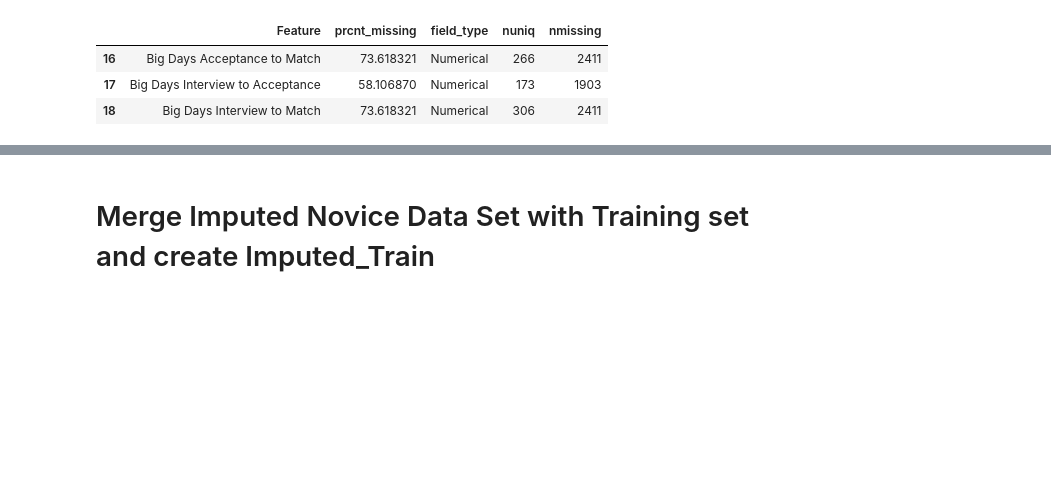
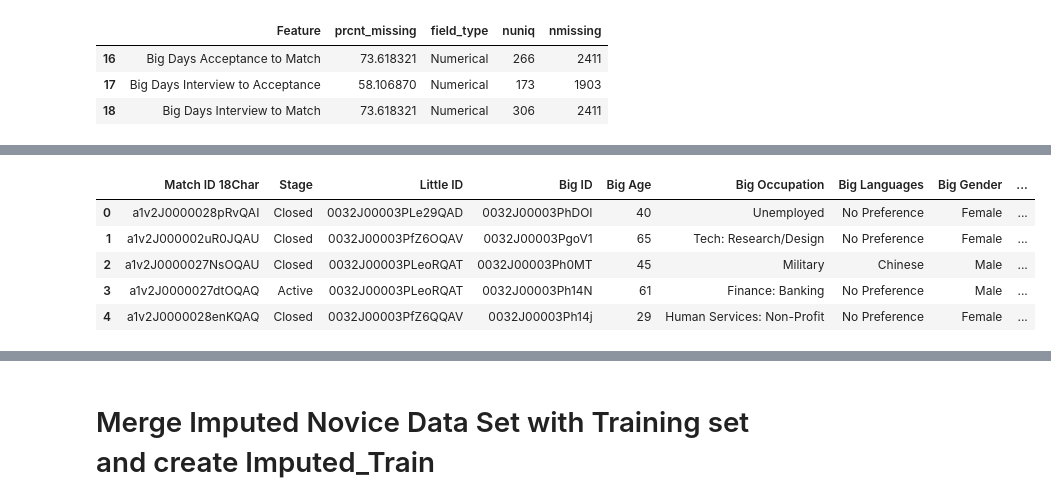
Before and after one commit to hypnos-coder/MinneMUDAC2025PC, a Jupyter notebook: notebook/hajar/data_imputation.ipynb, the cells around one changed output, grey strips where cells are left out. Cells and saved outputs as stored; diff of their text form; code cells hidden in the pictures; blank space fills up the shorter version.

Commit message:
Data Imputed just need to revert types

```diff
--- a/notebook/hajar/data_imputation.ipynb
+++ b/notebook/hajar/data_imputation.ipynb
@@ -467,20 +296,0 @@ df=df.drop(columns=Date_columns)
-# %%
-#NON_MISSING DATE DATA
-
-#NON-MISSINGDATES
-# #Convert every Date into a numerical value which denotes a count from a specific start date
-
-notMissing_Date_columns=['Big Birthdate','Match Activation Date','Little Birthdate']
-
-#1. convert them all to date objects
-df['Big Birthdate'] = pd.to_datetime(df['Big Birthdate'])
-df['Little Birthdate'] = pd.to_datetime(df['Little Birthdate'])
-df['Match Activation Date'] = pd.to_datetime(df['Match Activation Date'])
-
-# Calculate the number of days since the reference date
-df['R Big Birthdate'] = (df['Big Birthdate'] - reference_date).dt.days
-df['R Match Activation Date'] = (df['Match Activation Date'] - reference_date).dt.days
-df['R Match Activation Date'] = (df['Match Activation Date'] - reference_date).dt.days
-#Remove Date Columns from df
-
-df=df.drop(columns=notMissing_Date_columns)
@@ -523,0 +313,75 @@ df.head()
+# %%
+#Non-Missing Columns
+# note: Convert Program to Categorical variable and use date,Categorical,and numerical to impute (remove ID for data imputation)
+
+# Match ID
+# Stage	- Categorical
+# Little ID
+# Big ID
+# Big Age
+# Big Birthdate
+# Program -	Text
+# Program Type -Categorical
+# Match Activation Date	- Date
+# Little Birthdate	- 	Date
+# Match Length	-	Numerical
+
+
+#Missing Columns
+# drop irrelevant text fields
+# 	NOT DROPPED: Big County, Rationale for Match
+#note: clean county prior to imputing missing data
+# fill Rationale for Match missing values with "missing" and remove for data imputation
+df=df.drop(columns=["Big Employer","Closure Details"])
+
+
+#drop interest finder fields
+df=df.drop(columns=["Big Contact: Interest Finder - Entertainment","Big Contact: Interest Finder - Hobbies","Big Contact: Interest Finder - Places To Go",
+                    "Big Contact: Interest Finder - Sports","Little Contact: Interest Finder - Arts","Little Contact: Interest Finder - Career",
+                    "Little Contact: Interest Finder - Entertainment", "Little Contact: Interest Finder - Hobbies", "Little Contact: Interest Finder - Other Interests",
+                    "Little Contact: Interest Finder - Outdoors","Little Contact: Interest Finder - Personality","Little Contact: Interest Finder - Places To Go",
+                    "Little Contact: Interest Finder - Sports","Little Contact: Interest Finder - Three Wishes","Little Other Interests",
+                    ])
+
+#drop irrelevant categorical fields
+# NOT DROPPED:  Big Occupation, Big Gender, Big Contact: Marital Status, Closure Reason
+
+df=df.drop(columns=["Big Level of Education",'Big Enrollment: Record Type',"Big Car Access", "Big Open to Cross-Gender Match", "Big Re-Enroll",
+                    "Big Contact: Preferred Communication Type", "Big Contact: Former Big/Little","Big Approved Date","Big: Military"])
+
+
+#drop irrelevant dates
+# NOT DROPPED:
+# note: create Match Closure Date which is computed from the Match length
+
+df=df.drop(columns=["Big Assessment Uploaded","Big Acceptance Date","Big Contact: Created Date","Big Enrollment: Created Date",
+                    "Little RTBM Date in MF","Little RTBM in Matchforce","Little Moved to RTBM in MF","Little Application Received","Little Interview Date",
+                    "Little Acceptance Date","Match Closure Meeting Date"])
+
+#drop irrelevant IDs
+# NOT DROPPED: Little Mailing Address Census Block Group (convert to little county then drop)
+# NOT DROPPED: "Big Home Census Block Group" (use to fill missing county values then remove)
+
+df=df.drop(columns=["Big Employer/School Census Block Group"])
+
+#drop irrelevant categorical lists
+# NOT DROPPED: Big Languages,Big Race/Ethnicity,Little Gender
+
+df=df.drop(columns=["Big Contact: Volunteer Availability", "Little Contact: Language(s) Spoken"])
+
+#drop irrelevant numerical  fields
+# Not Dropped: Days Acceptance to Match,Big Days Interview to Acceptance,Big Days Interview to Match
+
+
+# FOR NOW DROP GEOGRAPHICAL MARKERS
+df=df.drop(columns=["Big County","Little Mailing Address Census Block Group","Big Home Census Block Group"])
+
+pd.options.display.max_columns = None
+df.head()
+# %% [output]
+|  | Match ID 18Char | Stage | Little ID | Big ID | Big Age | Big Occupation | Big Languages | Big Gender | ... |
+| 0 | a1v2J0000028pRvQAI | Closed | 0032J00003PLe29QAD | 0032J00003PhDOI | 40 | Unemployed | No Preference | Female | ... |
+| 1 | a1v2J000002uR0JQAU | Closed | 0032J00003PfZ6OQAV | 0032J00003PgoV1 | 65 | Tech: Research/Design | No Preference | Female | ... |
+| 2 | a1v2J0000027NsOQAU | Closed | 0032J00003PLeoRQAT | 0032J00003Ph0MT | 45 | Military | Chinese | Male | ... |
+| 3 | a1v2J0000027dtOQAQ | Active | 0032J00003PLeoRQAT | 0032J00003Ph14N | 61 | Finance: Banking | No Preference | Male | ... |
+| 4 | a1v2J0000028enKQAQ | Closed | 0032J00003PfZ6QQAV | 0032J00003Ph14j | 29 | Human Services: Non-Profit | No Preference | Female | ... |
```
Also changed, not shown: parts of 47 cells of this notebook.
